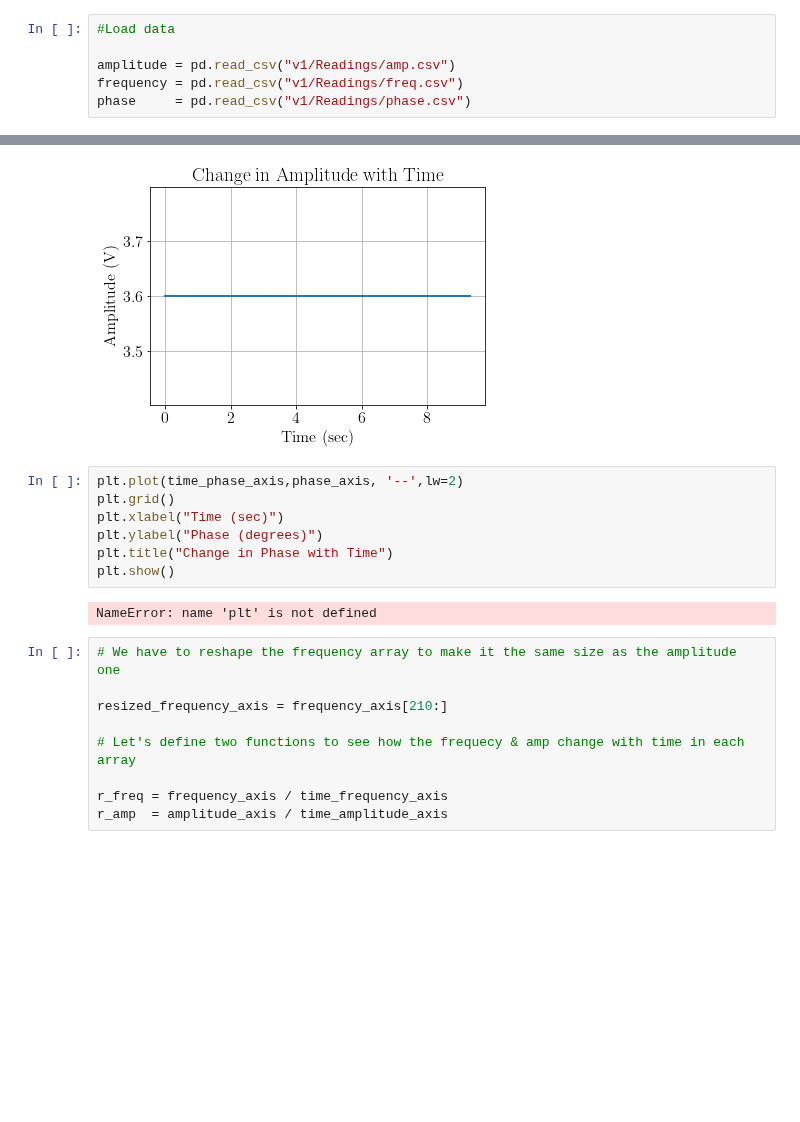
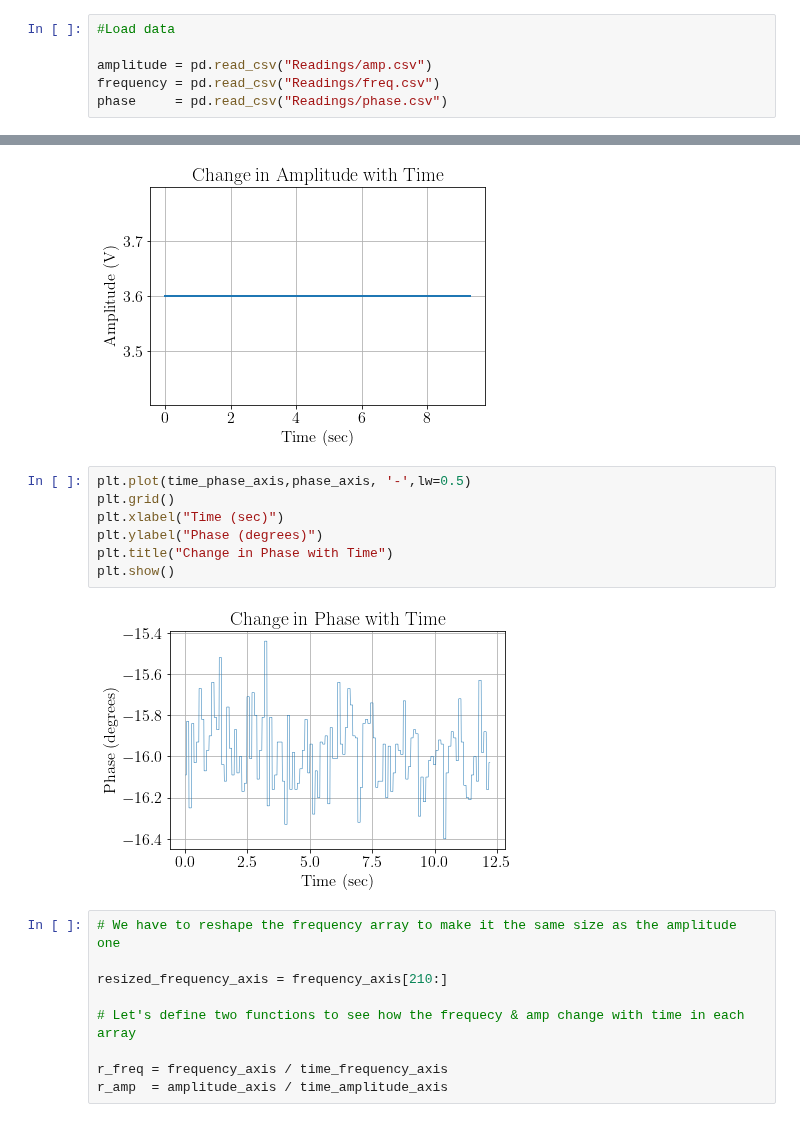
Before and after one commit to aaronkebede/PHY220, a Jupyter notebook: project-one/v1/plots.ipynb, the cells around one changed output, grey strips where cells are left out. Cells and saved outputs as stored; diff of their text form; blank space fills up the shorter version.

```diff
--- a/project-one/v1/plots.ipynb
+++ b/project-one/v1/plots.ipynb
@@ -12,6 +12,6 @@ plt.rcParams.update({
 # %%
 #Load data
 
-amplitude = pd.read_csv("v1/Readings/amp.csv")
-frequency = pd.read_csv("v1/Readings/freq.csv")
-phase     = pd.read_csv("v1/Readings/phase.csv")
+amplitude = pd.read_csv("Readings/amp.csv")
+frequency = pd.read_csv("Readings/freq.csv")
+phase     = pd.read_csv("Readings/phase.csv")
@@ -49,14 +47,14 @@ plt.show()
 # %% [output]
 [figure]
 # %%
-plt.plot(time_phase_axis,phase_axis, '--',lw=2)
+plt.plot(time_phase_axis,phase_axis, '-',lw=0.5)
 plt.grid()
 plt.xlabel("Time (sec)")
 plt.ylabel("Phase (degrees)")
 plt.title("Change in Phase with Time")
 plt.show()
 # %% [output]
-NameError: name 'plt' is not defined
+[figure, added]
 # %%
 # We have to reshape the frequency array to make it the same size as the amplitude one
 
```
Also changed, not shown: parts of 1 cell of this notebook, 1 other file.
